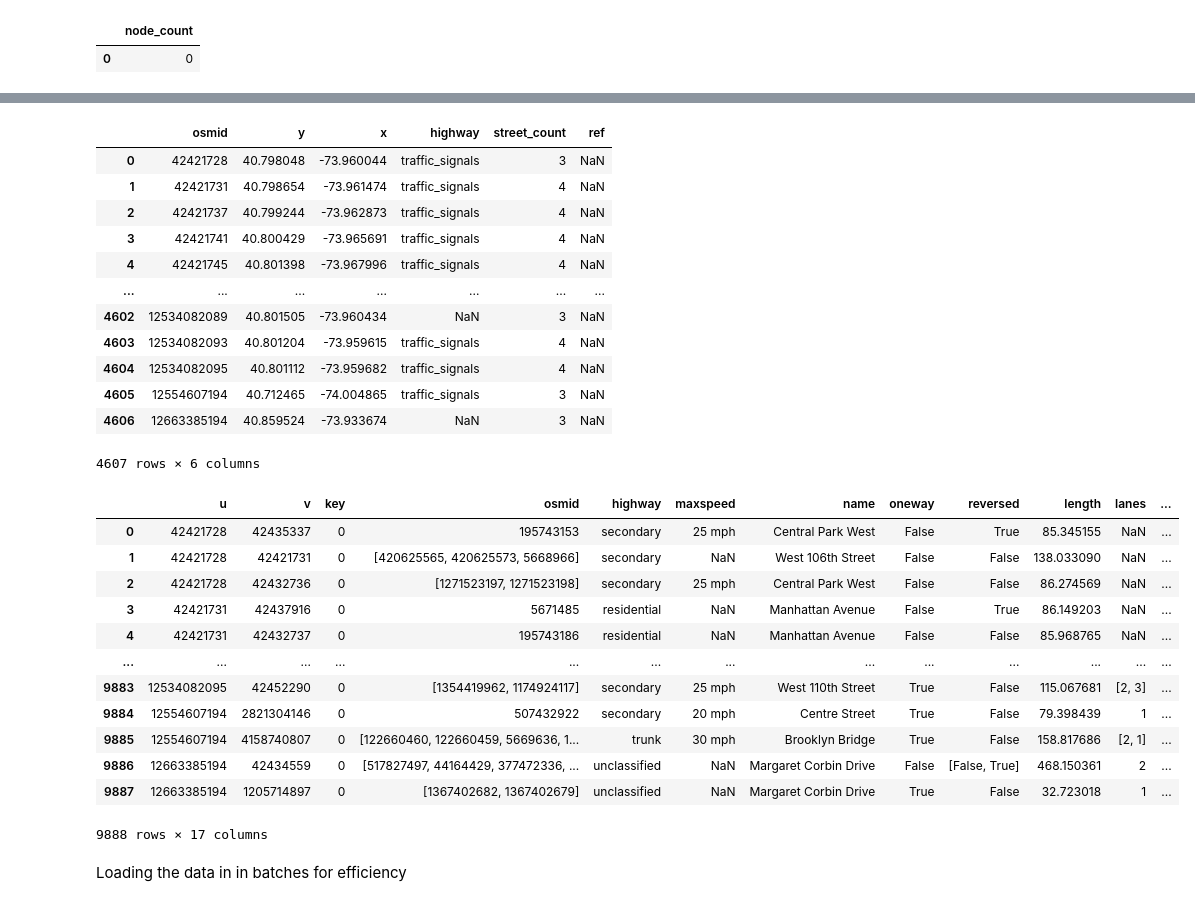
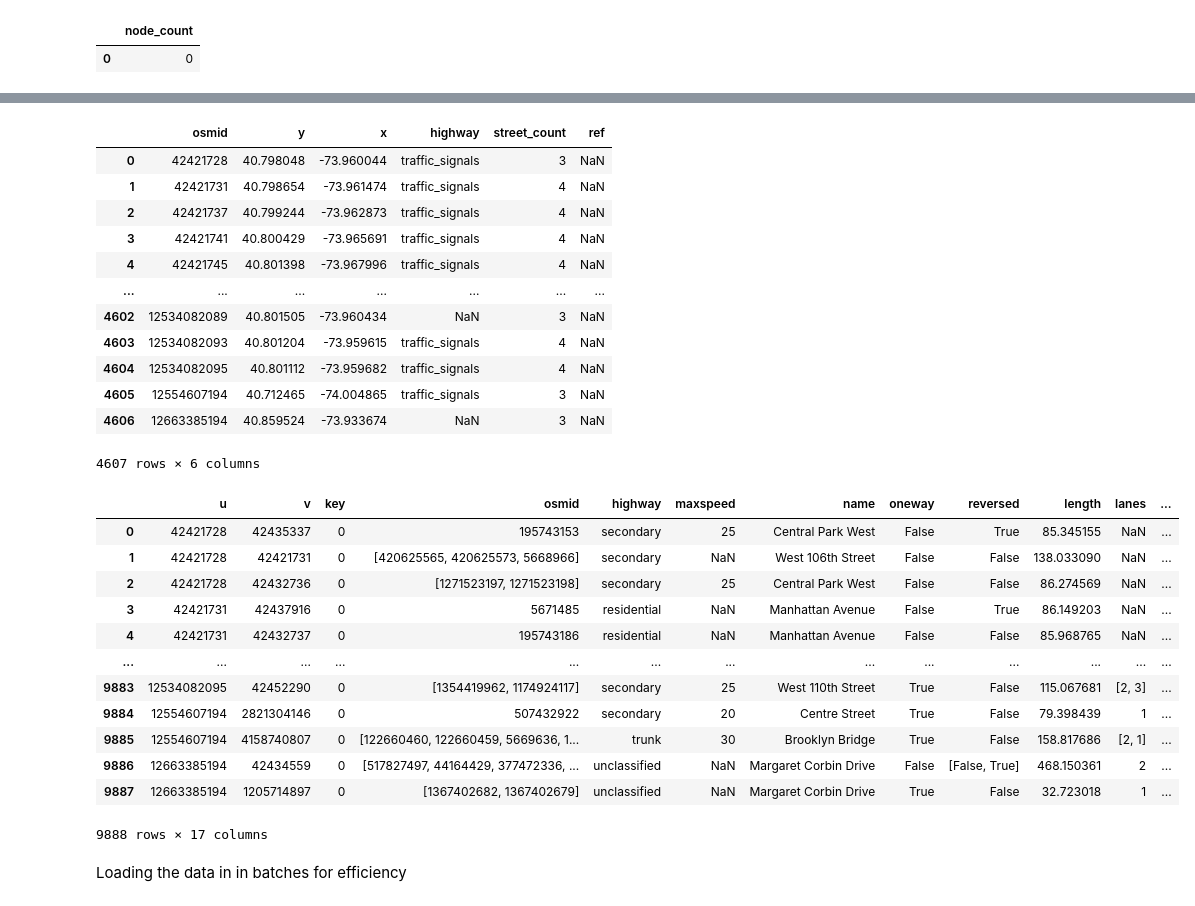
Before and after one commit to mosescj417-15/gsummit-capstone, a Jupyter notebook: gathering_data.ipynb, the cells around one changed output, grey strips where cells are left out. Cells and saved outputs as stored; diff of their text form; code cells hidden in the pictures.

```diff
--- a/gathering_data.ipynb
+++ b/gathering_data.ipynb
@@ -47,37 +47,41 @@ df
 # %%
 G = ox.graph_from_place("Manhattan, New York, NY, USA", network_type="drive")
 fig, ax = ox.plot_graph(G)
 gdf_nodes, gdf_relationships = ox.graph_to_gdfs(G,node_geometry=False)
 gdf_nodes.reset_index(inplace=True)
 gdf_relationships.reset_index(inplace=True)
 gdf_relationships=gdf_relationships.drop(columns=['geometry'])
+gdf_relationships['maxspeed'] = gdf_relationships['maxspeed'].str.extract('(\d+)', expand=False)
+if(isinstance(gdf_relationships['maxspeed'],list)):
+    gdf_relationships['maxspeed'] = str(int(sum(int(gdf_relationships['maxspeed'])) / len(gdf_relationships['maxspeed'])))
 display(gdf_nodes)
 display(gdf_relationships)
+gdf_relationships.to_csv("data/osmnx_data.csv",index=False)
 # %% [output]
 [figure]
 |  | osmid | y | x | highway | street_count | ref |
 | 0 | 42421728 | 40.798048 | -73.960044 | traffic_signals | 3 | NaN |
 | 1 | 42421731 | 40.798654 | -73.961474 | traffic_signals | 4 | NaN |
 | 2 | 42421737 | 40.799244 | -73.962873 | traffic_signals | 4 | NaN |
 | 3 | 42421741 | 40.800429 | -73.965691 | traffic_signals | 4 | NaN |
 | 4 | 42421745 | 40.801398 | -73.967996 | traffic_signals | 4 | NaN |
 | ... | ... | ... | ... | ... | ... | ... |
 | 4602 | 12534082089 | 40.801505 | -73.960434 | NaN | 3 | NaN |
 | 4603 | 12534082093 | 40.801204 | -73.959615 | traffic_signals | 4 | NaN |
 | 4604 | 12534082095 | 40.801112 | -73.959682 | traffic_signals | 4 | NaN |
 | 4605 | 12554607194 | 40.712465 | -74.004865 | traffic_signals | 3 | NaN |
 | 4606 | 12663385194 | 40.859524 | -73.933674 | NaN | 3 | NaN |
 4607 rows × 6 columns
 |  | u | v | key | osmid | highway | maxspeed | name | oneway | reversed | length | lanes | ... |
-| 0 | 42421728 | 42435337 | 0 | 195743153 | secondary | 25 mph | Central Park West | False | True | 85.345155 | NaN | ... |
+| 0 | 42421728 | 42435337 | 0 | 195743153 | secondary | 25 | Central Park West | False | True | 85.345155 | NaN | ... |
 | 1 | 42421728 | 42421731 | 0 | [420625565, 420625573, 5668966] | secondary | NaN | West 106th Street | False | False | 138.033090 | NaN | ... |
-| 2 | 42421728 | 42432736 | 0 | [1271523197, 1271523198] | secondary | 25 mph | Central Park West | False | False | 86.274569 | NaN | ... |
+| 2 | 42421728 | 42432736 | 0 | [1271523197, 1271523198] | secondary | 25 | Central Park West | False | False | 86.274569 | NaN | ... |
 | 3 | 42421731 | 42437916 | 0 | 5671485 | residential | NaN | Manhattan Avenue | False | True | 86.149203 | NaN | ... |
 | 4 | 42421731 | 42432737 | 0 | 195743186 | residential | NaN | Manhattan Avenue | False | False | 85.968765 | NaN | ... |
 | ... | ... | ... | ... | ... | ... | ... | ... | ... | ... | ... | ... | ... |
-| 9883 | 12534082095 | 42452290 | 0 | [1354419962, 1174924117] | secondary | 25 mph | West 110th Street | True | False | 115.067681 | [2, 3] | ... |
-| 9884 | 12554607194 | 2821304146 | 0 | 507432922 | secondary | 20 mph | Centre Street | True | False | 79.398439 | 1 | ... |
-| 9885 | 12554607194 | 4158740807 | 0 | [122660460, 122660459, 5669636, 1... | trunk | 30 mph | Brooklyn Bridge | True | False | 158.817686 | [2, 1] | ... |
+| 9883 | 12534082095 | 42452290 | 0 | [1354419962, 1174924117] | secondary | 25 | West 110th Street | True | False | 115.067681 | [2, 3] | ... |
+| 9884 | 12554607194 | 2821304146 | 0 | 507432922 | secondary | 20 | Centre Street | True | False | 79.398439 | 1 | ... |
+| 9885 | 12554607194 | 4158740807 | 0 | [122660460, 122660459, 5669636, 1... | trunk | 30 | Brooklyn Bridge | True | False | 158.817686 | [2, 1] | ... |
 | 9886 | 12663385194 | 42434559 | 0 | [517827497, 44164429, 377472336, ... | unclassified | NaN | Margaret Corbin Drive | False | [False, True] | 468.150361 | 2 | ... |
 | 9887 | 12663385194 | 1205714897 | 0 | [1367402682, 1367402679] | unclassified | NaN | Margaret Corbin Drive | True | False | 32.723018 | 1 | ... |
 9888 rows × 17 columns
```
Also changed, not shown: parts of 1 cell of this notebook, 2 other files.
